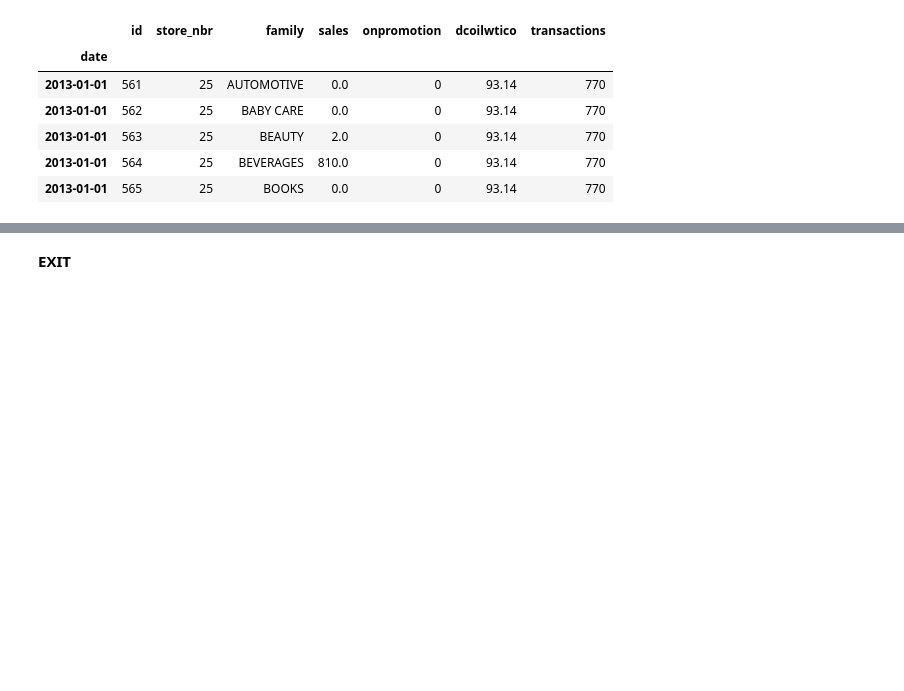
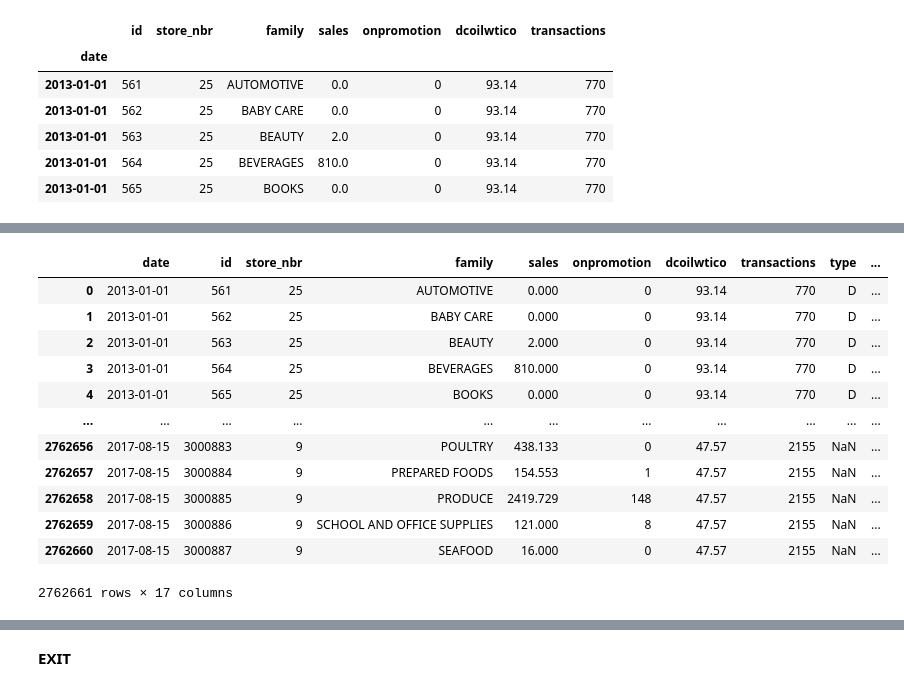
Before and after one commit to Divgithub045/mlProject-salesPredictor, a Jupyter notebook: model.ipynb, the cells around one changed output, grey strips where cells are left out. Saved outputs shown, nothing was run; the diff lists cells and outputs as text; code cells hidden in the pictures; blank space fills up the shorter version.

```diff
--- a/model.ipynb
+++ b/model.ipynb
@@ -394,0 +517,37 @@ model_fit = model.fit()
+# %%
+df_train_new.reset_index(inplace=True)
+# %%
+df_train_new['date'] = pd.to_datetime(df_train_new['date'])
+df_final['date'] = pd.to_datetime(df_final['date'])
+# %%
+import pandas as pd
+
+# Let's assume:
+# df_sales -> your sales data (with 'store_nbr', 'date', etc.)
+# df_holidays -> your final holiday data (already processed earlier)
+
+# Step 1: Merge on store_nbr and date
+df_merged = pd.merge(df_train_new, df_final, on=['store_nbr', 'date'], how='left')
+
+# Step 2: Fill holiday NaNs with False (means no holiday that day)
+holiday_cols = ['Additional', 'Bridge', 'Event', 'Holiday', 'Transfer']
+df_merged[holiday_cols] = df_merged[holiday_cols].fillna(False)
+
+# Step 3: Create working_day = True if none of the holidays is True
+df_merged['working_day'] = ~df_merged[holiday_cols].any(axis=1)
+# %%
+df_merged
+# %% [output]
+|  | date | id | store_nbr | family | sales | onpromotion | dcoilwtico | transactions | type | ... |
+| 0 | 2013-01-01 | 561 | 25 | AUTOMOTIVE | 0.000 | 0 | 93.14 | 770 | D | ... |
+| 1 | 2013-01-01 | 562 | 25 | BABY CARE | 0.000 | 0 | 93.14 | 770 | D | ... |
+| 2 | 2013-01-01 | 563 | 25 | BEAUTY | 2.000 | 0 | 93.14 | 770 | D | ... |
+| 3 | 2013-01-01 | 564 | 25 | BEVERAGES | 810.000 | 0 | 93.14 | 770 | D | ... |
+| 4 | 2013-01-01 | 565 | 25 | BOOKS | 0.000 | 0 | 93.14 | 770 | D | ... |
+| ... | ... | ... | ... | ... | ... | ... | ... | ... | ... | ... |
+| 2762656 | 2017-08-15 | 3000883 | 9 | POULTRY | 438.133 | 0 | 47.57 | 2155 | NaN | ... |
+| 2762657 | 2017-08-15 | 3000884 | 9 | PREPARED FOODS | 154.553 | 1 | 47.57 | 2155 | NaN | ... |
+| 2762658 | 2017-08-15 | 3000885 | 9 | PRODUCE | 2419.729 | 148 | 47.57 | 2155 | NaN | ... |
+| 2762659 | 2017-08-15 | 3000886 | 9 | SCHOOL AND OFFICE SUPPLIES | 121.000 | 8 | 47.57 | 2155 | NaN | ... |
+| 2762660 | 2017-08-15 | 3000887 | 9 | SEAFOOD | 16.000 | 0 | 47.57 | 2155 | NaN | ... |
+2762661 rows × 17 columns
```
Also changed, not shown: parts of 18 cells of this notebook.
